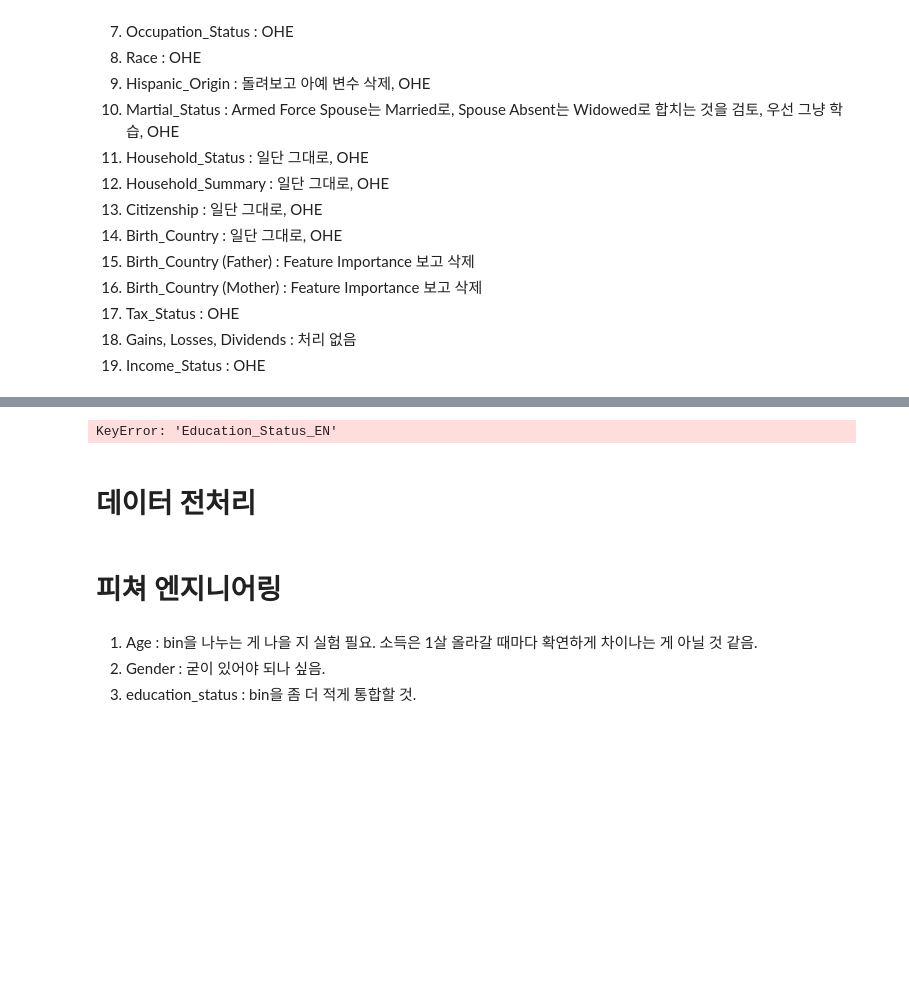
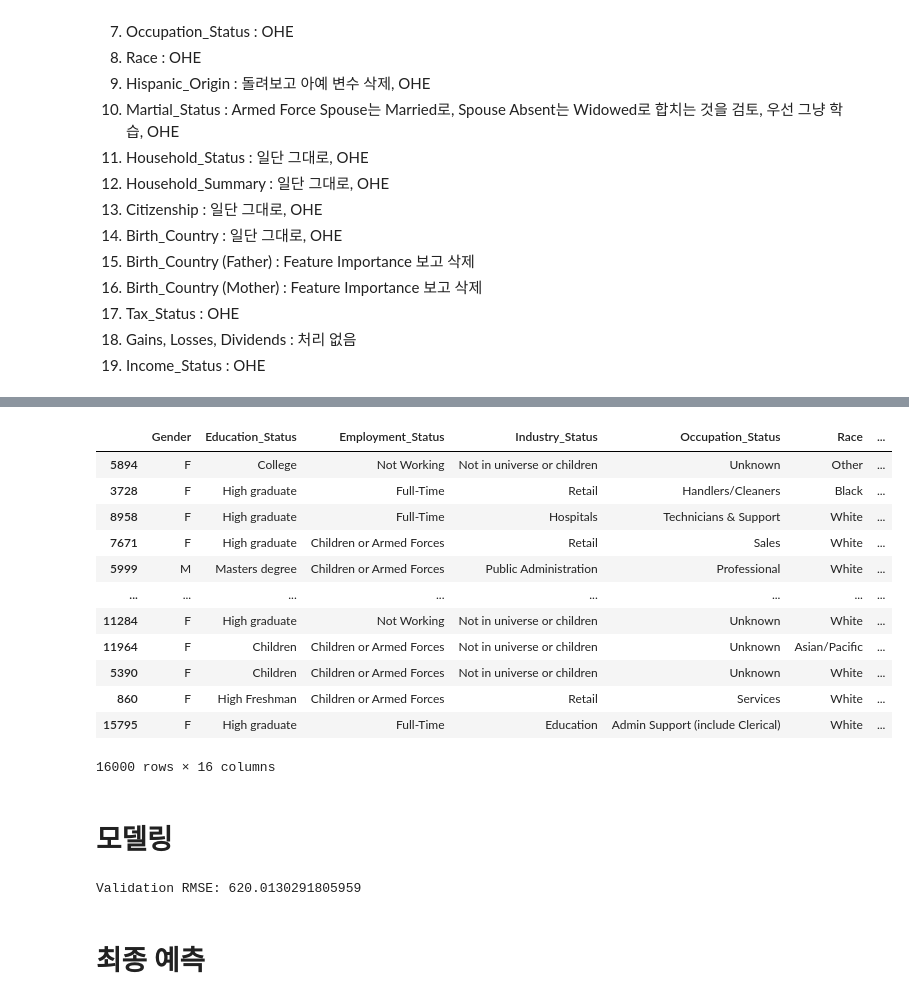
Before and after one commit to YoungjaeKang/dacon_income_forecast, a Jupyter notebook: 2. Model-2.ipynb, the cells around one changed output, grey strips where cells are left out. Saved outputs shown, nothing was run; the diff lists cells and outputs as text; code cells hidden in the pictures; blank space fills up the shorter version.

```diff
--- a/2. Model-2.ipynb
+++ b/2. Model-2.ipynb
@@ -630,5 +635,7 @@ Name: Losses, dtype: float64
 # %%
-train_x = train_df.drop(columns=['ID', 'Income'])
-train_y = train_df['Income']
-
+# 훈련 데이터를 훈련 세트와 검증 세트로 나눔
+train_x, val_x, train_y, val_y = train_test_split(train_df.drop(columns=['ID', 'Income']),
+                                                  train_df['Income'],
+                                                  test_size=0.2,
+                                                  random_state=42)
 test_x = test_df.drop(columns=['ID'])
@@ -708,21 +661,0 @@ dtype: int64
-# %%
-# Education_Status
-# 조건에 따라 새로운 컬럼 생성
-train_df['Education_Status_EN'] = train_df['Education_Status_EN'].apply(lambda x: x if x in ['Children or Armed Forces',
-                                                                      'Elementary (1-4)',
-                                                                      'Elementary (5-6)',
-                                                                      'High Freshman',
-                                                                      'High Junior'] else 'Other')
-
-# 기존 컬럼 삭제
-df.drop(columns=['employment_status'], inplace=True)
-# %% [output]
-KeyError: 'Education_Status_EN'
-# %% [markdown]
-# 데이터 전처리
-# %% [markdown]
-# 피쳐 엔지니어링
-# %% [markdown]
-1. Age : bin을 나누는 게 나을 지 실험 필요. 소득은 1살 올라갈 때마다 확연하게 차이나는 게 아닐 것 같음.
-2. Gender : 굳이 있어야 되나 싶음.
-2. education_status : bin을 좀 더 적게 통합할 것.
@@ -728,0 +665,17 @@ KeyError: 'Education_Status_EN'
+# %%
+encoding_target = pd.DataFrame(train_x[train_x.select_dtypes(include=['object']).columns])
+encoding_target
+# %% [output]
+|  | Gender | Education_Status | Employment_Status | Industry_Status | Occupation_Status | Race | ... |
+| 5894 | F | College | Not Working | Not in universe or children | Unknown | Other | ... |
+| 3728 | F | High graduate | Full-Time | Retail | Handlers/Cleaners | Black | ... |
+| 8958 | F | High graduate | Full-Time | Hospitals | Technicians & Support | White | ... |
+| 7671 | F | High graduate | Children or Armed Forces | Retail | Sales | White | ... |
+| 5999 | M | Masters degree | Children or Armed Forces | Public Administration | Professional | White | ... |
+| ... | ... | ... | ... | ... | ... | ... | ... |
+| 11284 | F | High graduate | Not Working | Not in universe or children | Unknown | White | ... |
+| 11964 | F | Children | Children or Armed Forces | Not in universe or children | Unknown | Asian/Pacific | ... |
+| 5390 | F | Children | Children or Armed Forces | Not in universe or children | Unknown | White | ... |
+| 860 | F | High Freshman | Children or Armed Forces | Retail | Services | White | ... |
+| 15795 | F | High graduate | Full-Time | Education | Admin Support (include Clerical) | White | ... |
+16000 rows × 16 columns
@@ -728,0 +703,24 @@ KeyError: 'Education_Status_EN'
+# %% [markdown]
+# 모델링
+# %%
+model = xgb.XGBRegressor(
+    n_estimators=100,  # 트리 개수
+    learning_rate=0.1,  # 학습률
+    max_depth=3,  # 트리 최대 깊이
+    subsample=0.8,  # 각 트리를 학습할 때 사용할 샘플의 비율
+    colsample_bytree=0.8,  # 각 트리를 학습할 때 사용할 feature의 비율
+    reg_alpha=0,  # L1 정규화 항 (alpha)
+    reg_lambda=1,  # L2 정규화 항 (lambda)
+    random_state=42  # 랜덤 시드
+)
+
+model.fit(train_x, train_y)
+
+# 검증 세트로 모델 평가
+val_predictions = model.predict(val_x)
+rmse = np.sqrt(mean_squared_error(val_y, val_predictions))
+print("Validation RMSE:", rmse)
+# %% [output]
+Validation RMSE: 620.0130291805959
+# %% [markdown]
+# 최종 예측
```
Also changed, not shown: parts of 16 cells of this notebook, 2 other files.
